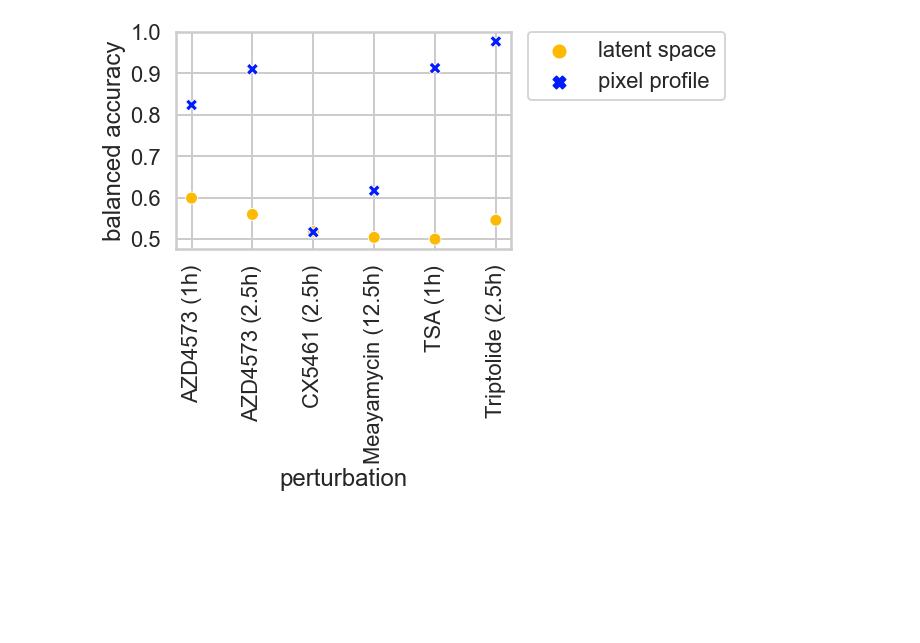
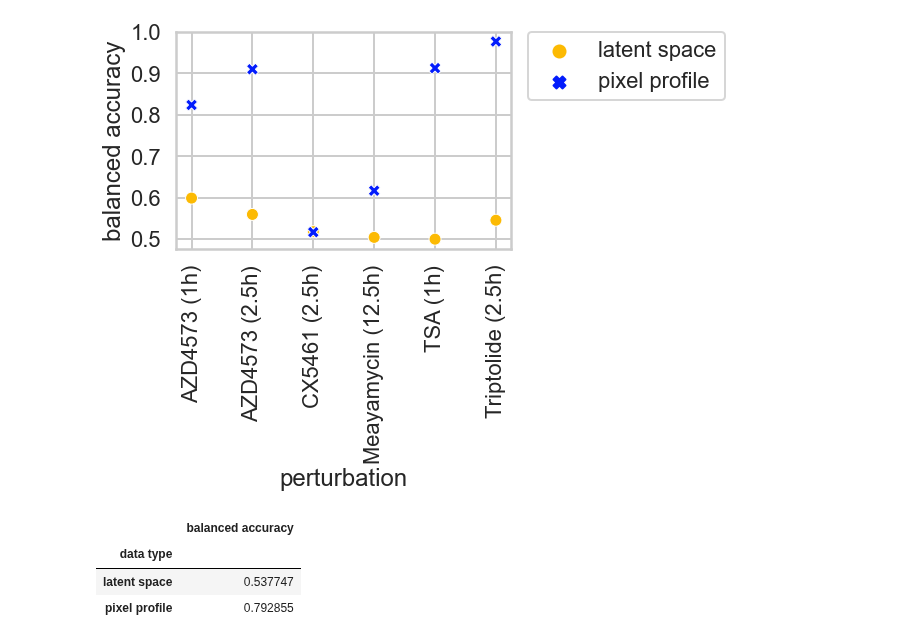
Before and after one commit to theislab/campa_ana, a Jupyter notebook: figures/fig1_umap_linear_classifier.ipynb, the cells around one changed output. Saved outputs shown, nothing was run; the diff lists cells and outputs as text; code cells hidden in the pictures; blank space fills up the shorter version.

```diff
--- a/figures/fig1_umap_linear_classifier.ipynb
+++ b/figures/fig1_umap_linear_classifier.ipynb
@@ -638,3 +638,11 @@ sns.scatterplot(data=df, x='balanced accuracy', y='perturbation', hue='data type
 plt.xticks([0.5,0.6,0.7,0.8,0.9,1.0])
 plt.legend(bbox_to_anchor=(0.00, -0.50), loc=2, borderaxespad=0.)
 plt.savefig('fig1/acc_linear_classifier_poster.png', bbox_inches='tight')
+# %%
+# print mean acc for each classifier
+df.groupby('data type').mean()
+# %% [output]
+|  | balanced accuracy |
+| data type |  |
+| latent space | 0.537747 |
+| pixel profile | 0.792855 |
```
Also changed, not shown: 3 other files.
